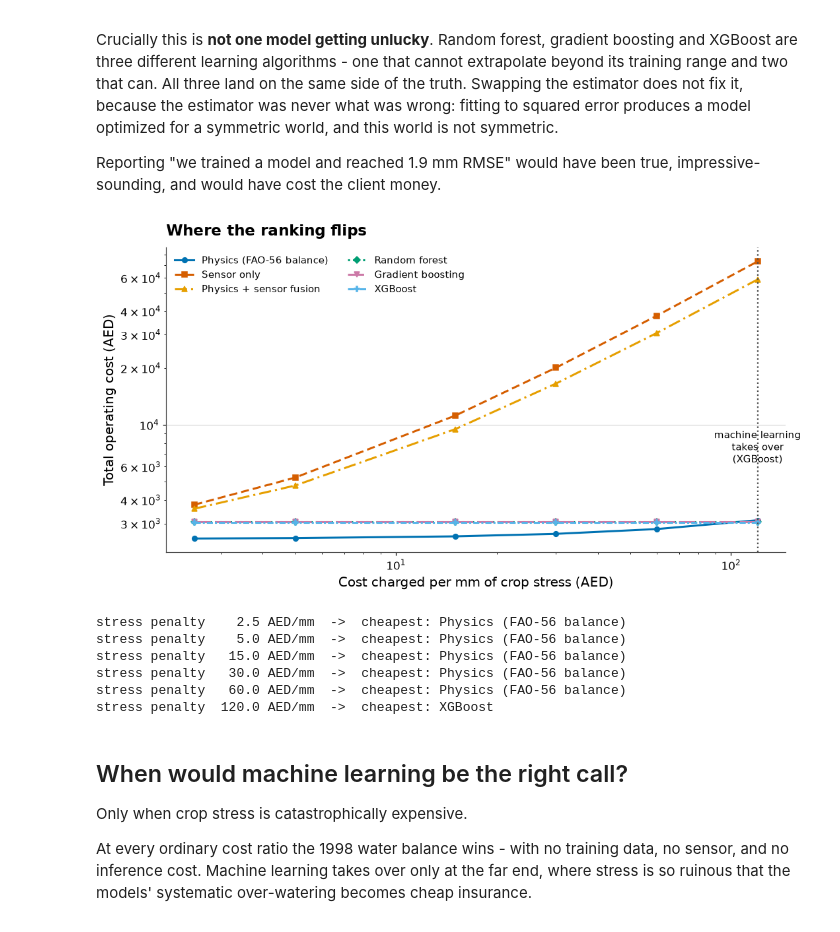
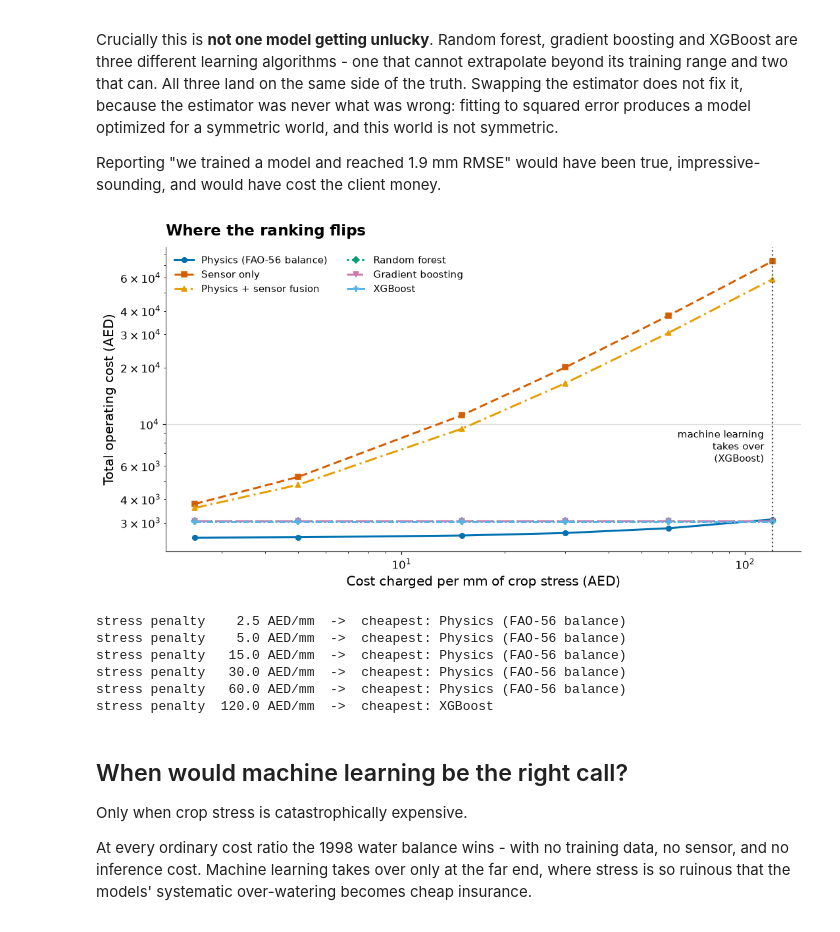
Before and after one commit to hamza-aziz-ai/Dubai-Irrigation-Advisor, a Jupyter notebook: notebooks/03_irrigation_decisions_and_cost.ipynb, the cells around one changed output. Saved outputs shown, nothing was run; the diff lists cells and outputs as text; code cells hidden in the pictures.

```diff
--- a/notebooks/03_irrigation_decisions_and_cost.ipynb
+++ b/notebooks/03_irrigation_decisions_and_cost.ipynb
@@ -214,40 +214,48 @@ for penalty in penalties:
                               cost_model=CostModel(stress_cost_per_mm_deficit=penalty))
     for result in scenario:
         curves[result.predictor_name].append(result.total_cost)
 
 fig, ax = plt.subplots(figsize=(10, 5.4))
 for name, series in curves.items():
     ax.plot(penalties, series, color=colour_for(name), marker=marker_for(name),
             label=name)
     ax.lines[-1].set_dashes(dashes_for(name) if dashes_for(name)[0] else [])
 
 ax.set_xscale("log")
 ax.set_yscale("log")
 ax.set_xlabel("Cost charged per mm of crop stress (AED)")
 ax.set_ylabel("Total operating cost (AED)")
 ax.set_title("Where the ranking flips")
 ax.legend(ncol=2, fontsize=9.5)
 
-crossover = None
+# Two plain locals rather than an optional tuple. Subscripting a value that
+# may be None makes every later line re-establish that it is not, and the
+# positions of a bare tuple carry no meaning to a reader either.
+crossover_penalty: float | None = None
+crossover_winner = ""
 for index, penalty in enumerate(penalties):
     winner = min(curves, key=lambda n: curves[n][index])
     if not winner.startswith("Physics ("):
-        crossover = (penalty, winner)
+        crossover_penalty, crossover_winner = penalty, winner
         break
 
-if crossover:
-    ax.axvline(crossover[0], color="#4D4D4D", linestyle=":", linewidth=1.5)
-    ax.annotate(f"machine learning\ntakes over\n({crossover[1]})",
-                (crossover[0], ax.get_ylim()[0] * 3), fontsize=10, ha="center")
+if crossover_penalty is not None:
+    ax.axvline(crossover_penalty, color="#4D4D4D", linestyle=":", linewidth=1.5)
+    # Right-aligned and nudged left. The crossover is the last point on the
+    # axis, so a centred label puts half its width outside the plot.
+    ax.annotate(f"machine learning\ntakes over\n({crossover_winner})",
+                (crossover_penalty, ax.get_ylim()[0] * 3),
+                xytext=(-8, 0), textcoords="offset points",
+                fontsize=10, ha="right")
 
 plt.tight_layout()
 plt.show()
 
 for index, penalty in enumerate(penalties):
     winner = min(curves, key=lambda n: curves[n][index])
     print(f"stress penalty {penalty:6.1f} AED/mm  ->  cheapest: {winner}")
 # %% [output]
-[figure, old version]
+[figure, new version]
 stress penalty    2.5 AED/mm  ->  cheapest: Physics (FAO-56 balance)
 stress penalty    5.0 AED/mm  ->  cheapest: Physics (FAO-56 balance)
 stress penalty   15.0 AED/mm  ->  cheapest: Physics (FAO-56 balance)
```
Also changed, not shown: 3 other files.
